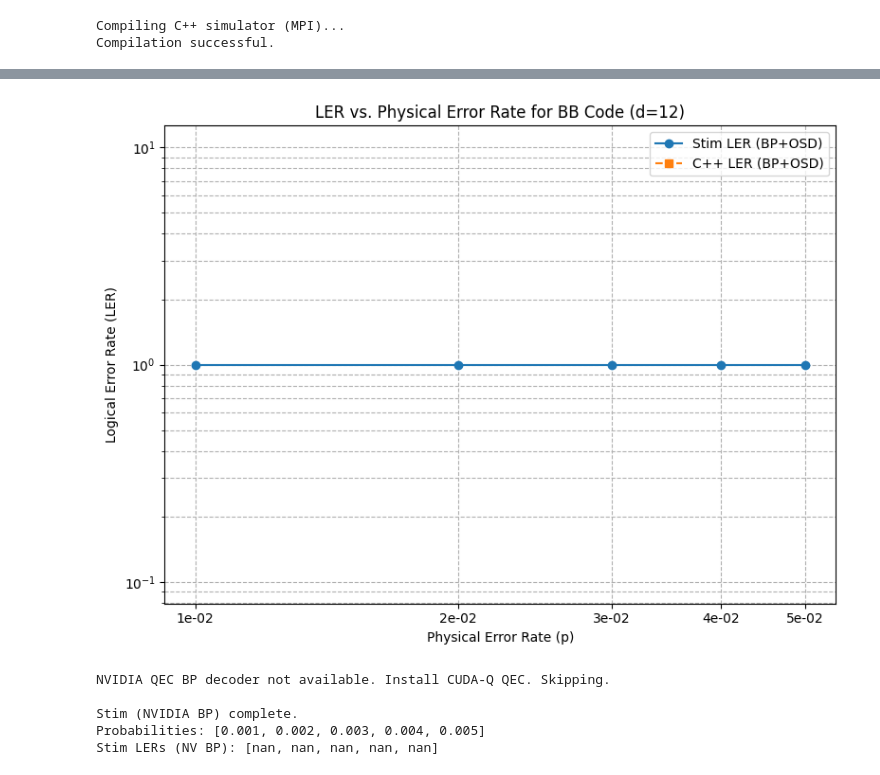
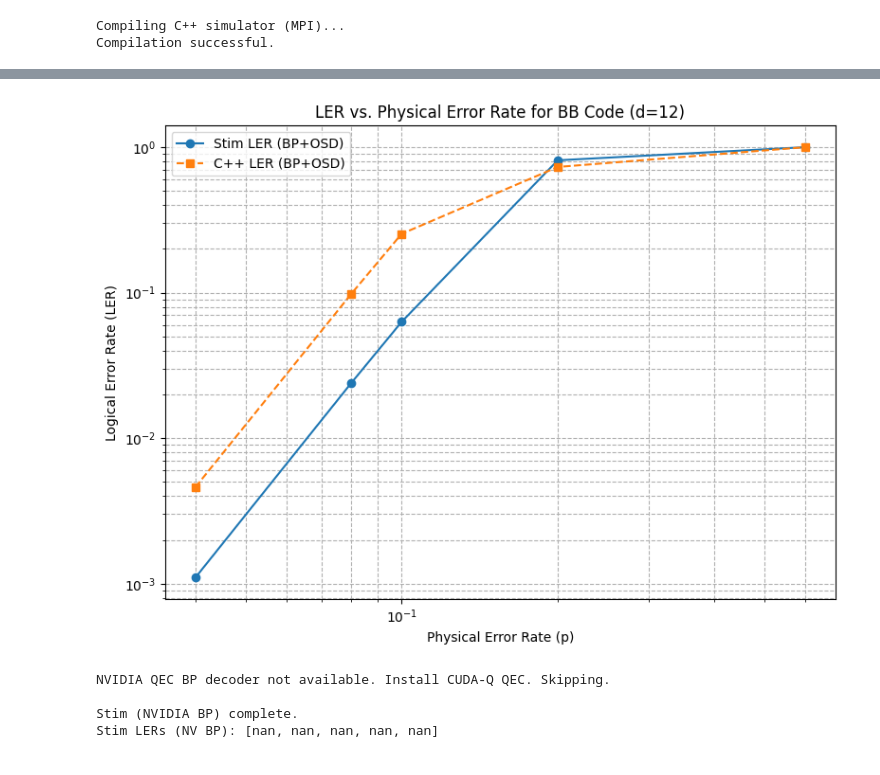
Before and after one commit to pnnl/NWQ-Sim, a Jupyter notebook: stabilizer/damping_work/qPLDC-circuits/tomas/bb_code_ler.ipynb, the cells around one changed output, grey strips where cells are left out. Saved outputs shown, nothing was run; the diff lists cells and outputs as text; code cells hidden in the pictures.

```diff
--- a/stabilizer/damping_work/qPLDC-circuits/tomas/bb_code_ler.ipynb
+++ b/stabilizer/damping_work/qPLDC-circuits/tomas/bb_code_ler.ipynb
@@ -137,9 +167,8 @@ for p in p_list_extend:
 # %%
 def run_stim_experiment(tasks, shots):
     stim_lers = []
-    for task in tasks:
-        p = task.json_metadata.get('pM', 0)
-        print(f"\n--- Running Stim for p = {p:.1e} ---")
+    for i,task in enumerate(tasks):
+        print(f"\n--- Running Stim for p = {i} ---")
         start_time = time.perf_counter()
         collected_stats = sinter.collect(
             num_workers=min(os.cpu_count(), len(tasks)),
@@ -165,9 +194,7 @@ def run_stim_experiment(tasks, shots):
     return stim_lers
 
 # --- Run Stim-only experiment ---
-SHOTS = 10000
 stim_logical_error_rates = run_stim_experiment(tasks, SHOTS)
 print("\nStim complete.")
-print("Probabilities:", p_list_extend)
 print("Stim LERs:", stim_logical_error_rates)
 # %% [output]
@@ -179,15 +221,15 @@ import bposd_mp
 
 def run_cpp_experiment(tasks, shots):
     cpp_lers = []
-    for task in tasks:
+    for i, task in enumerate(tasks):
         p = task.json_metadata.get('pM', 0)
         d = task.json_metadata.get('d', 0)
-        print(f"\n--- Running C++ (MPI) for p = {p:.1e} ---")
+        print(f"\n--- Running C++ (MPI) for p = {i} ---")
 
         # Paths
         p_tag = f"{p:.0e}".replace("+", "")
-        qasm_file_path = os.path.join(qasm_dir, f"bb_code_d{d}_p{p_tag}.qasm")
-        cpp_output_path = os.path.join(qasm_dir, f"measurements_d{d}_p{p_tag}.txt")
+        qasm_file_path = os.path.join(qasm_dir, f"bb_code_d{d}_p{i}.qasm")
+        cpp_output_path = os.path.join(qasm_dir, f"measurements_d{d}_p{i}.txt")
 
         # MPI execution
         num_qubits = task.circuit.num_qubits
@@ -272,22 +314,7 @@ def run_cpp_experiment(tasks, shots):
                     # workers ≈ ceil(cpu^2 / total_shots), bounded to [1, cpu]
                     # - Large shots -> fewer workers, more threads per worker
                     # - Small shots -> more workers, fewer threads per worker
-                    decode_workers = max(1, min(cpu, int(math.ceil((cpu * cpu) / total_shots))))
-                    threads_per_worker = max(1, cpu // decode_workers)
-
-                    # Ensure at least 1 shot per worker; if not, reduce workers
-                    if decode_workers > total_shots:
-                        decode_workers = total_shots
-                        threads_per_worker = max(1, cpu // decode_workers)
-
-                    # Set per-process threading for BLAS/OpenMP-based decoders
-                    os.environ.update({
-                        "OMP_NUM_THREADS": str(threads_per_worker),
-                        "OPENBLAS_NUM_THREADS": str(threads_per_worker),
-                        "MKL_NUM_THREADS": str(threads_per_worker),
-                        "VECLIB_MAXIMUM_THREADS": str(threads_per_worker),
-                        "NUMEXPR_NUM_THREADS": str(threads_per_worker),
-                    })
+                    decode_workers = max(1, cpu)
 
                     # Partition shots: ~4 chunks per worker, min 8 shots per chunk
                     chunk_target = max(1, decode_workers * 4)
@@ -295,9 +322,6 @@ def run_cpp_experiment(tasks, shots):
 
                     det_chunks = [cpp_det_samples[i:i+chunk_size] for i in range(0, total_shots, chunk_size)]
                     obs_chunks = [cpp_obs_flips[i:i+chunk_size] for i in range(0, total_shots, chunk_size)]
-
-                    print(f"Decoding with {decode_workers} workers x {threads_per_worker} threads,"
-                          f" chunk_size={chunk_size}, total_chunks={len(det_chunks)}")
 
                     with ProcessPoolExecutor(
                         max_workers=decode_workers,
@@ -307,8 +331,6 @@ def run_cpp_experiment(tasks, shots):
                         total_errors = sum(ex.map(bposd_mp.count_errors, det_chunks, obs_chunks))
 
                     cpp_ler = float(total_errors) / float(total_shots)
-                else:
-                    cpp_ler = 0.0
 # ...existing code...
         except FileNotFoundError:
             print(f"C++ output file not found at {cpp_output_path}. Skipping analysis.")
@@ -321,7 +343,6 @@ def run_cpp_experiment(tasks, shots):
 # reuse SHOTS from previous cell
 cpp_logical_error_rates = run_cpp_experiment(tasks, SHOTS)
 print("\nC++ complete.")
-print("Probabilities:", p_list_extend)
 print("C++ LERs:", cpp_logical_error_rates)
 # ...existing code...
 # %% [output]
@@ -350,21 +371,20 @@ KeyboardInterrupt:
 # %%
 # --- Plotting Results ---
 plt.figure(figsize=(8, 6))
 
-plt.plot(p_list_extend, stim_logical_error_rates, 'o-', label='Stim LER (BP+OSD)')
-plt.plot(p_list_extend, cpp_logical_error_rates, 's--', label='C++ LER (BP+OSD)')
+plt.plot(tau/T1, stim_logical_error_rates, 'o-', label='Stim LER (BP+OSD)')
+plt.plot(tau/T1, cpp_logical_error_rates, 's--', label='C++ LER (BP+OSD)')
 plt.xlabel("Physical Error Rate (p)")
 plt.ylabel("Logical Error Rate (LER)")
-plt.title(f"LER vs. Physical Error Rate for BB Code (d={d})")
+plt.title(f"LER vs. Physical Error Rate for BB Code (d={distance})")
 plt.xscale('log')
 plt.yscale('log')
-plt.xticks(p_list_extend, [f"{p:.0e}" for p in p_list_extend])
 plt.grid(True, which="both", ls="--")
 plt.legend()
 plt.tight_layout()
 plt.show()
 # %% [output]
-[figure, old version]
+[figure, new version]
 # %%
 # NVIDIA QEC BP decoder with Stim sampling (experimental)
 import time, math, os
@@ -453,11 +473,9 @@ def run_stim_experiment_nv_bp(tasks, shots):
 # --- Run Stim-only experiment with NVIDIA BP (set SHOTS above) ---
 stim_logical_error_rates_nv = run_stim_experiment_nv_bp(tasks, SHOTS)
 print("\nStim (NVIDIA BP) complete.")
-print("Probabilities:", p_list_extend)
 print("Stim LERs (NV BP):", stim_logical_error_rates_nv)
 # %% [output]
 NVIDIA QEC BP decoder not available. Install CUDA-Q QEC. Skipping.
 
 Stim (NVIDIA BP) complete.
-Probabilities: [0.001, 0.002, 0.003, 0.004, 0.005]
 Stim LERs (NV BP): [nan, nan, nan, nan, nan]
```
Also changed, not shown: parts of 5 cells of this notebook, 30 other files.
